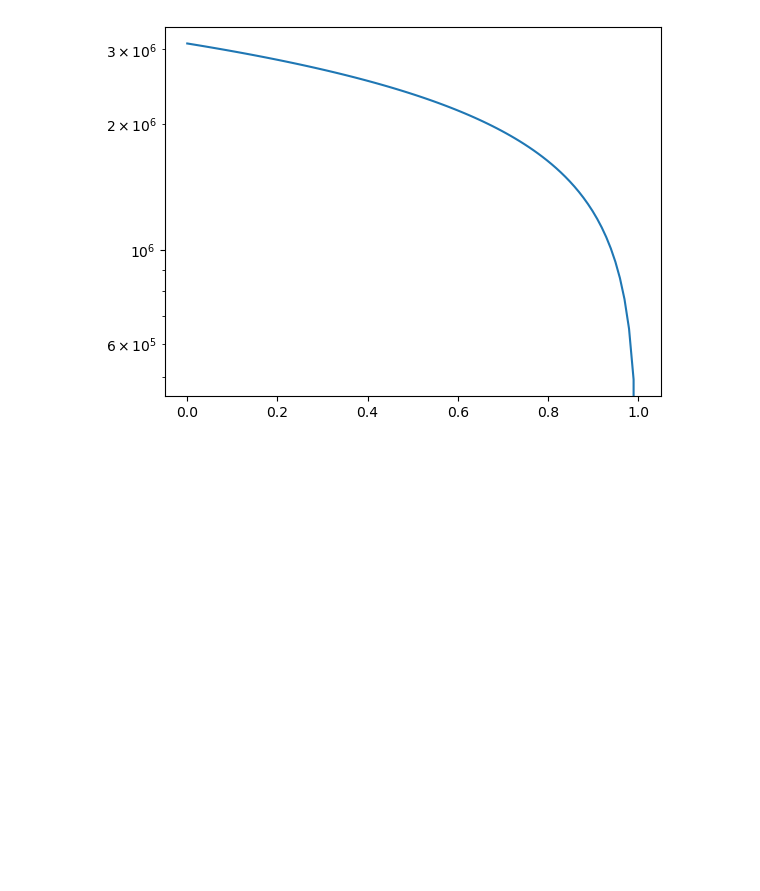
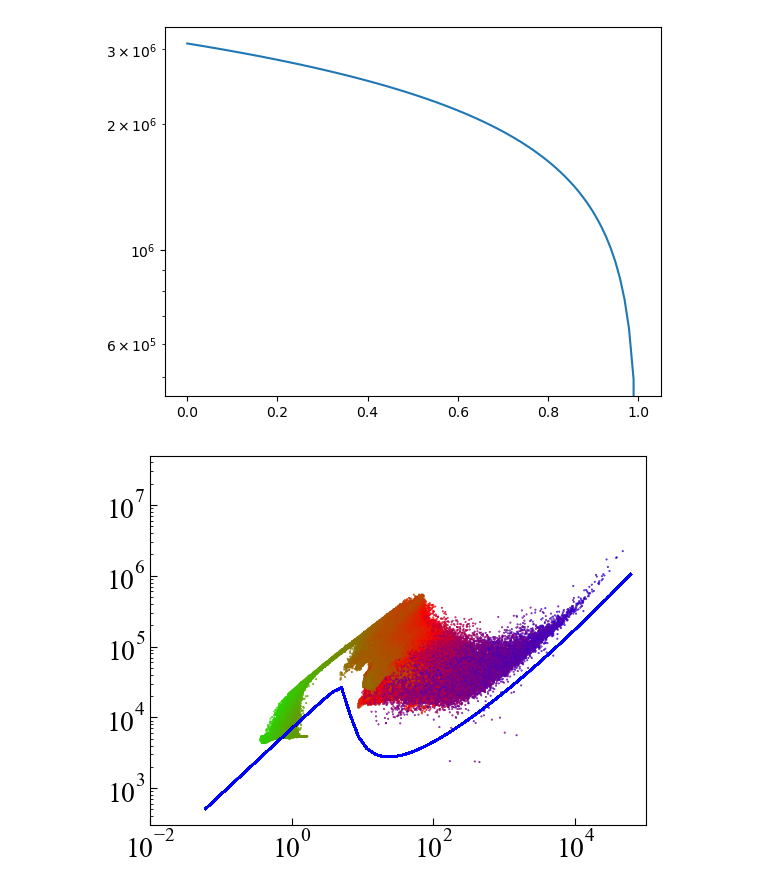
Before and after one commit to maedarn/code_tohoku, a Jupyter notebook: py/n-P-diagram_h5.ipynb, the cells around one changed output. Saved outputs shown, nothing was run; the diff lists cells and outputs as text; code cells hidden in the pictures; blank space fills up the shorter version.

```diff
--- a/py/n-P-diagram_h5.ipynb
+++ b/py/n-P-diagram_h5.ipynb
@@ -172,4 +338,93 @@ plt.show()
 # %% [output]
 [figure]
 # %%
-v=(125.0/154.0/3.14)**0.2*()
+import numpy as np
+import matplotlib.pyplot as plt
+import matplotlib.animation as animation
+
+dir = '/Users/maedarn/Dropbox/analysis/low_metal/lmt_m2_n/'
+dir1 = '/Users/maedarn/Dropbox/code/code/Cooling_Kim/'
+im=128
+jm=128
+km=128
+num=18
+nstep = 20
+#itime = 1
+#ftime = 104
+itime = 1
+ftime = 117
+timejump=1
+#folder1="Phiwv"  #+ str(np.int(sample_frequency))
+#older2="Phiexa"  #+ str(np.int(sample_frequency))
+
+ci=51
+cj=29+2#+6
+cf90 = open(dir1+'Thermal_bialyi_Z10m2_md_mid.dat', 'rb')
+cary = np.fromfile(cf90, np.float64, count=ci*cj)
+cuvhpy = cary.reshape(cj, ci, order='F')
+cT         =cuvhpy[1,:]
+cndtotl =cuvhpy[12,:]
+
+df90 = open(dir1+'Thermal_bialyi_Z10m2_md_mid.dat', 'rb')
+dary = np.fromfile(df90, np.float64, count=ci*cj)
+duvhpy = dary.reshape(cj, ci, order='F')
+dT         =duvhpy[1,:]
+dndtotl =duvhpy[12,:]
+
+ef90 = open(dir1+'Thermal_bialyi_Z10m2_md_mid.dat', 'rb')
+eary = np.fromfile(ef90, np.float64, count=ci*cj)
+euvhpy = eary.reshape(cj, ci, order='F')
+eT         =euvhpy[1,:]
+endtotl =euvhpy[12,:]
+
+fig = plt.figure()
+plt.rcParams["font.family"] = "Times New Roman"      #全体のフォントを設定
+plt.rcParams["xtick.direction"] = "in"               #x軸の目盛線が内向き('in')か外向き('out')か双方向か('inout')
+plt.rcParams["ytick.direction"] = "in"               #y軸の目盛線が内向き('in')か外向き('out')か双方向か('inout')
+plt.rcParams["xtick.major.size"] = 5                #x軸主目盛り線の長さ
+plt.rcParams["ytick.major.size"] = 5                #y軸主目盛り線の長さ
+plt.rcParams["font.size"] = 20
+
+ims = []
+
+for i in range(itime,ftime +1,timejump):
+    with h5py.File(dir+'zHDFALL'+"%03.f"%(i)+'.h5',"r")as f:
+        RHO  = f["RHO/RHO"]
+        Vx  = f["V/VX"]
+        Vy  = f["V/VY"]
+        Vz  = f["V/VZ"]
+        P = f["P/P"]
+        nH2 = f["RHO-h2/RHO-h2"]
+
+        RHO_1D = np.reshape(RHO, (im*jm*km))
+        P_1D = np.reshape(P, (im*jm*km))
+        nH2_1D= np.reshape(nH2, (im*jm*km))
+        nH2_1Df = np.log10(nH2_1D*1.27/RHO_1D)
+        x1=RHO_1D/1.27
+        #y1=slice5*116.0
+        y1=P_1D*116.0*1.27
+
+
+        plt.plot(cndtotl, cT*cndtotl*1000.0 ,color='blue',linestyle='solid')
+        plt.plot(endtotl, eT*dndtotl*1000.0 ,color='blue',linestyle='dashdot')
+        #kmf = plt.scatter(x1, y1, s=0.2,color='red')
+        kmf = plt.scatter(x1, y1, c=nH2_1Df, vmin=-10, vmax=0, cmap='brg_r', s=0.2)
+        #kmf = plt.plot(cndtotl, cT*cndtotl*1000.0 ,color='blue',linestyle='solid')
+        plt.yscale('log')  # y軸をlogスケールで描く
+        plt.xscale('log')  # x軸をlogスケールで描く
+        #imf =  plt.pcolormesh(X,Y,xfgr2D, cmap='gnuplot_r')
+        plt.xlim([0.01, 100000.0]) # x方向の描画範囲を指定
+        plt.ylim([300, 50000000]) # y方向の描画範囲を指定
+
+        #ims.append([im1]+[jm1]+[km1])
+        #ims.extend([imf]+[jmf])
+        ims.append([kmf])
+
+ani = animation.ArtistAnimation(fig, ims, interval=50, blit=True,repeat_delay=100)
+#ani = animation.ArtistAnimation(fig, ims, interval=50) #, blit=True,repeat_delay=100)
+
+#ani.save('/Users/maedarn/Desktop/anim.gif', writer="imagemagick")
+ani.save('/Users/maedarn/Desktop/P_n_diagram_H2_Z2.mp4', writer="ffmpeg")
+plt.show()
+# %% [output]
+[figure, added]
```
Also changed, not shown: parts of 6 cells of this notebook, 43 other files.
